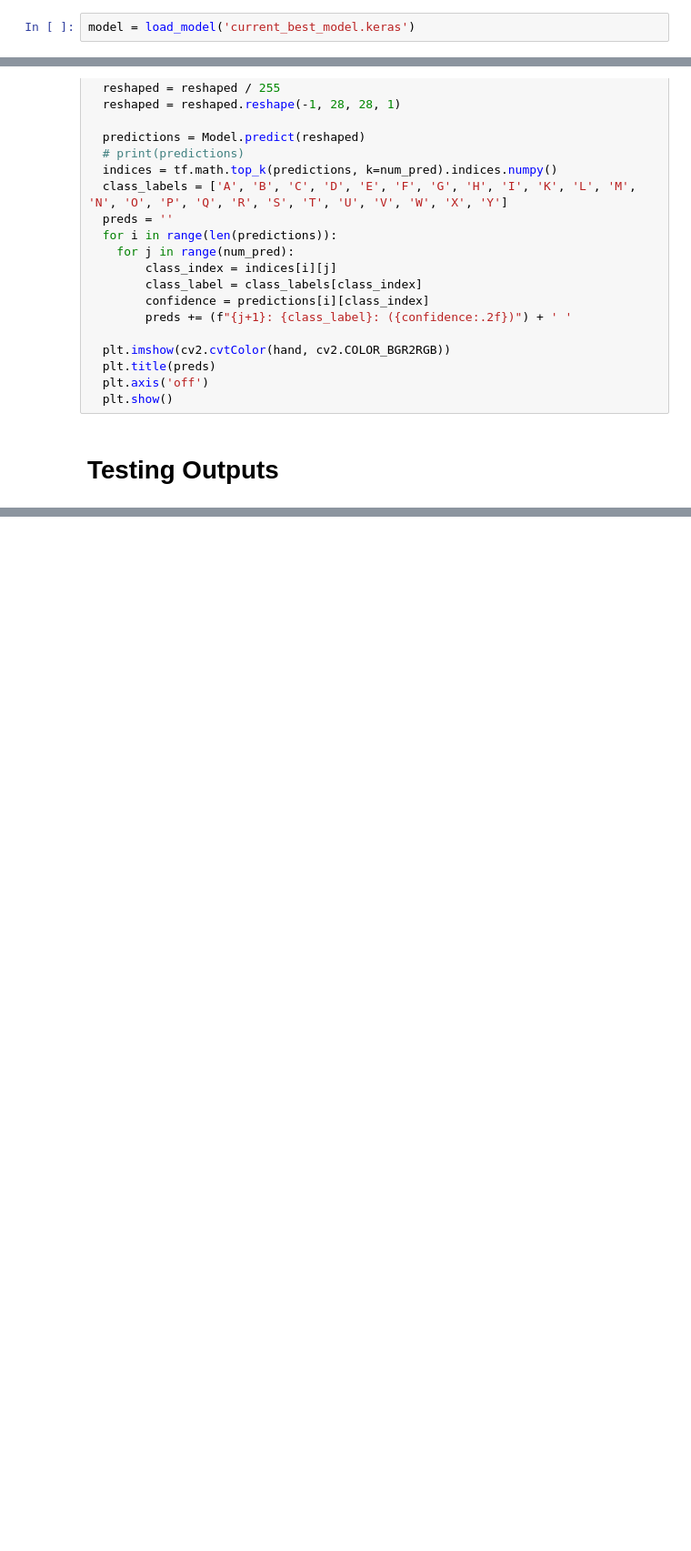
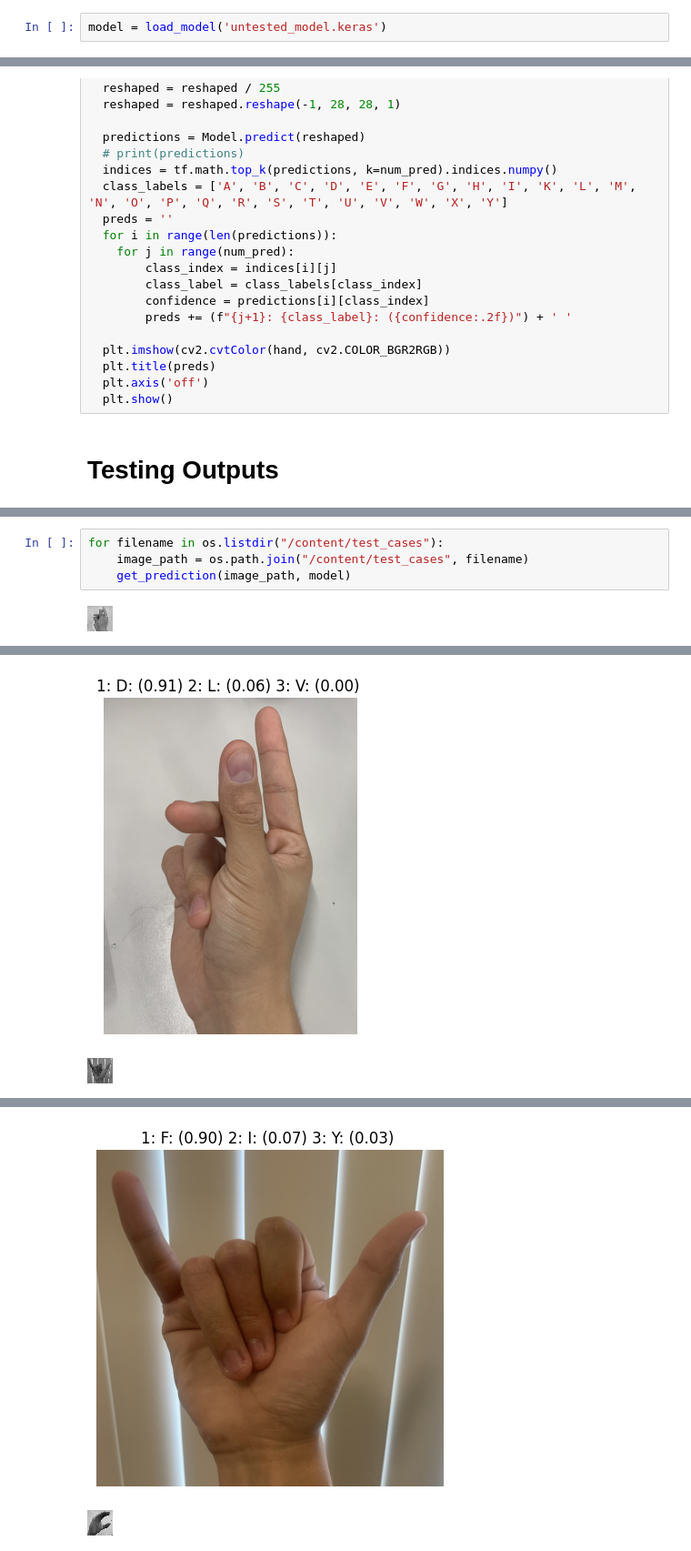
Before and after one commit to joestrada1022/ASL_CNN_Model, a Jupyter notebook: ASL_Model.ipynb, the cells around one changed output, grey strips where cells are left out. Shown at 91% size. Cells and saved outputs as stored; diff of their text form; blank space fills up the shorter version.

Commit message:
made test cases grabbed from google drive

```diff
--- a/ASL_Model.ipynb
+++ b/ASL_Model.ipynb
@@ -349,5 +348,5 @@ To: /content/my_model.keras
 # %%
-model = load_model('current_best_model.keras')
+model = load_model('untested_model.keras')
 # %%
 (testing_loss, testing_accuracy)=model.evaluate(xTest,yTest,batch_size=128)
 print(f"Testing Loss: {testing_loss:.4f}, Testing Accuracy: {testing_accuracy:.4f}")
@@ -447,0 +432,6 @@ get_prediction('prernaP.jpg', model)
+# %%
+for filename in os.listdir("/content/test_cases"):
+    image_path = os.path.join("/content/test_cases", filename)
+    get_prediction(image_path, model)
+# %% [output]
+[figure, added]
@@ -447,0 +439,2 @@ get_prediction('prernaP.jpg', model)
+[figure, added]
+[figure, added]
@@ -447,0 +442,2 @@ get_prediction('prernaP.jpg', model)
+[figure, added]
+[figure, added]
```
Also changed, not shown: parts of 20 cells of this notebook.
